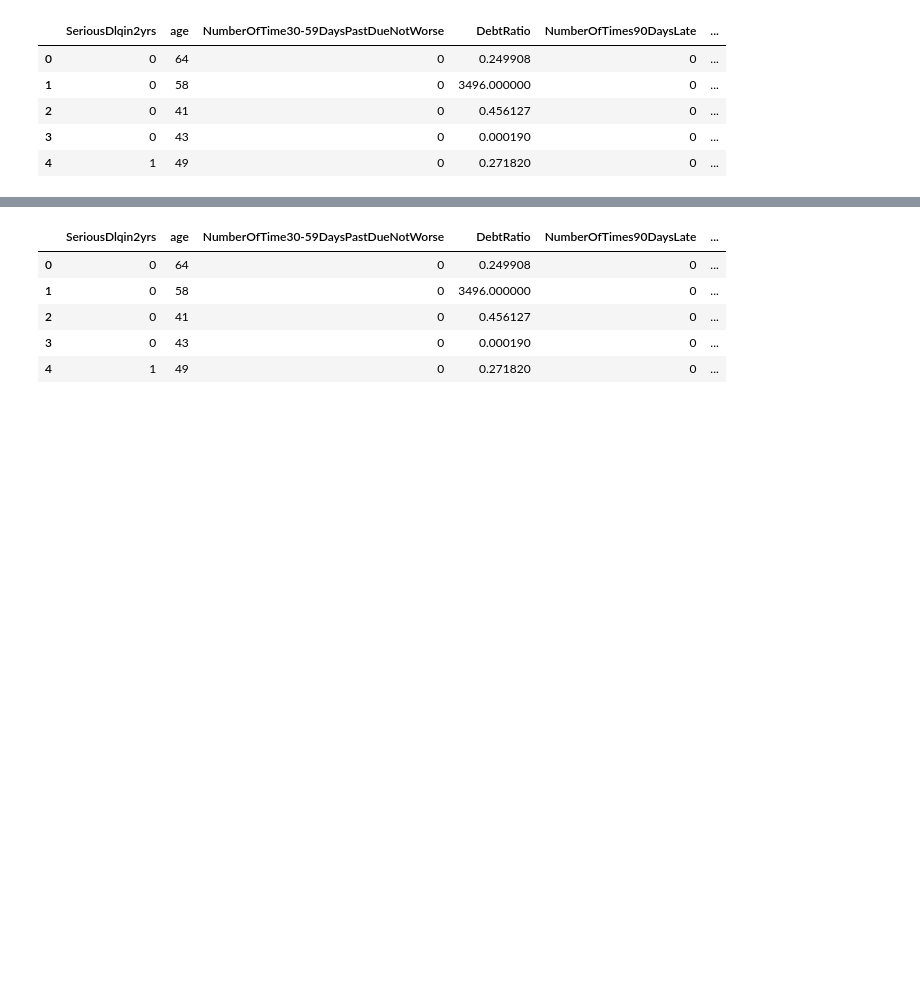
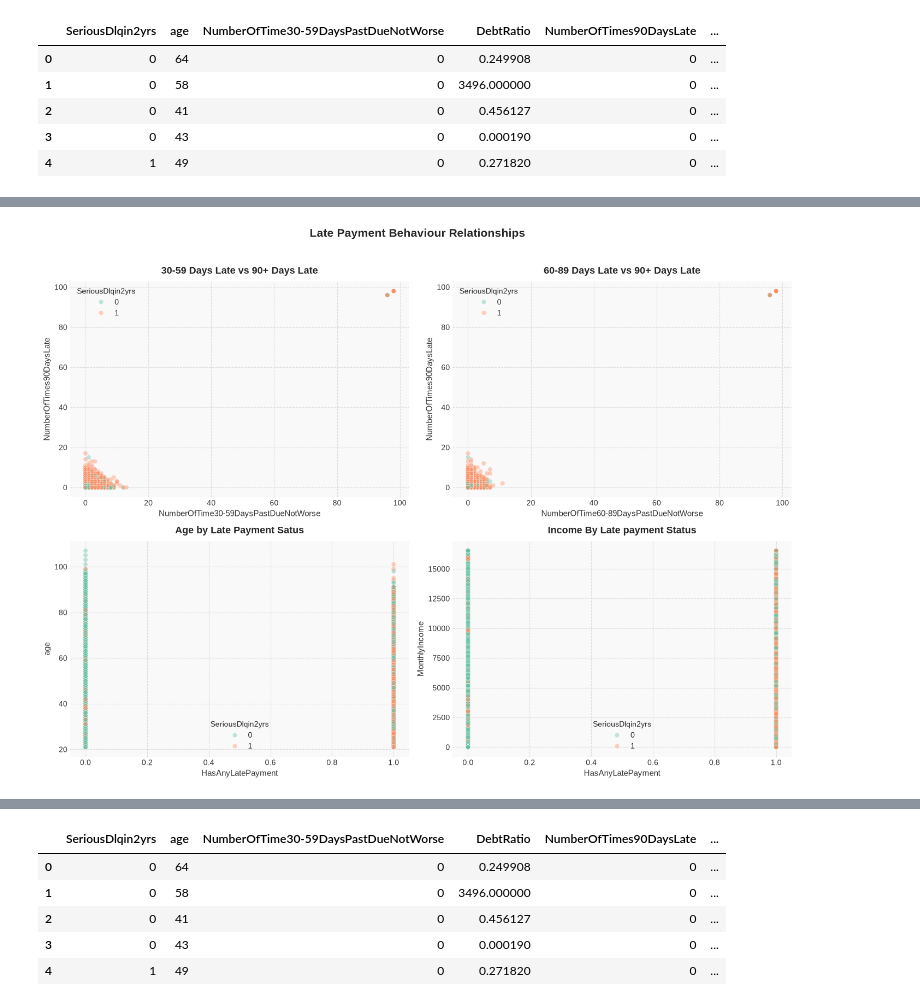
Before and after one commit to Afrah-create/RecessTerm, a Jupyter notebook: Finance/notebooks/eda.ipynb, the cells around one changed output, grey strips where cells are left out. Saved outputs shown, nothing was run; the diff lists cells and outputs as text; code cells hidden in the pictures; blank space fills up the shorter version.

```diff
--- a/Finance/notebooks/eda.ipynb
+++ b/Finance/notebooks/eda.ipynb
@@ -283,0 +361,19 @@ Passing `palette` without assigning `hue` is deprecated and will be removed in v
+# %%
+plot_2x2(
+    plot_funcs=[
+        lambda ax: sns.scatterplot(x='NumberOfTime30-59DaysPastDueNotWorse', y="NumberOfTimes90DaysLate", hue="SeriousDlqin2yrs", data=df, ax=ax, alpha=0.4, palette="Set2"),
+        lambda ax: sns.scatterplot(x='NumberOfTime60-89DaysPastDueNotWorse', y="NumberOfTimes90DaysLate", hue="SeriousDlqin2yrs", data=df, ax=ax, alpha=0.4, palette="Set2"),
+        lambda ax: sns.scatterplot(x='HasAnyLatePayment', y="age", hue="SeriousDlqin2yrs", data=df, ax=ax, alpha=0.4, palette="Set2"),
+        lambda ax: sns.scatterplot(x='HasAnyLatePayment', y="MonthlyIncome", hue="SeriousDlqin2yrs", data=df, ax=ax, alpha=0.4, palette="Set2"),
+    ],
+    titles=[
+        "30-59 Days Late vs 90+ Days Late",
+        "60-89 Days Late vs 90+ Days Late",
+        "Age by Late Payment Satus",
+        "Income By Late payment Status"
+    ],
+    suptitle="Late Payment Behaviour Relationships",
+    save_path="../reports/figures/late_payment_relationships_scatter.png"
+)
+# %% [output]
+[figure, added]
```
Also changed, not shown: parts of 11 cells of this notebook, 15 other files.
